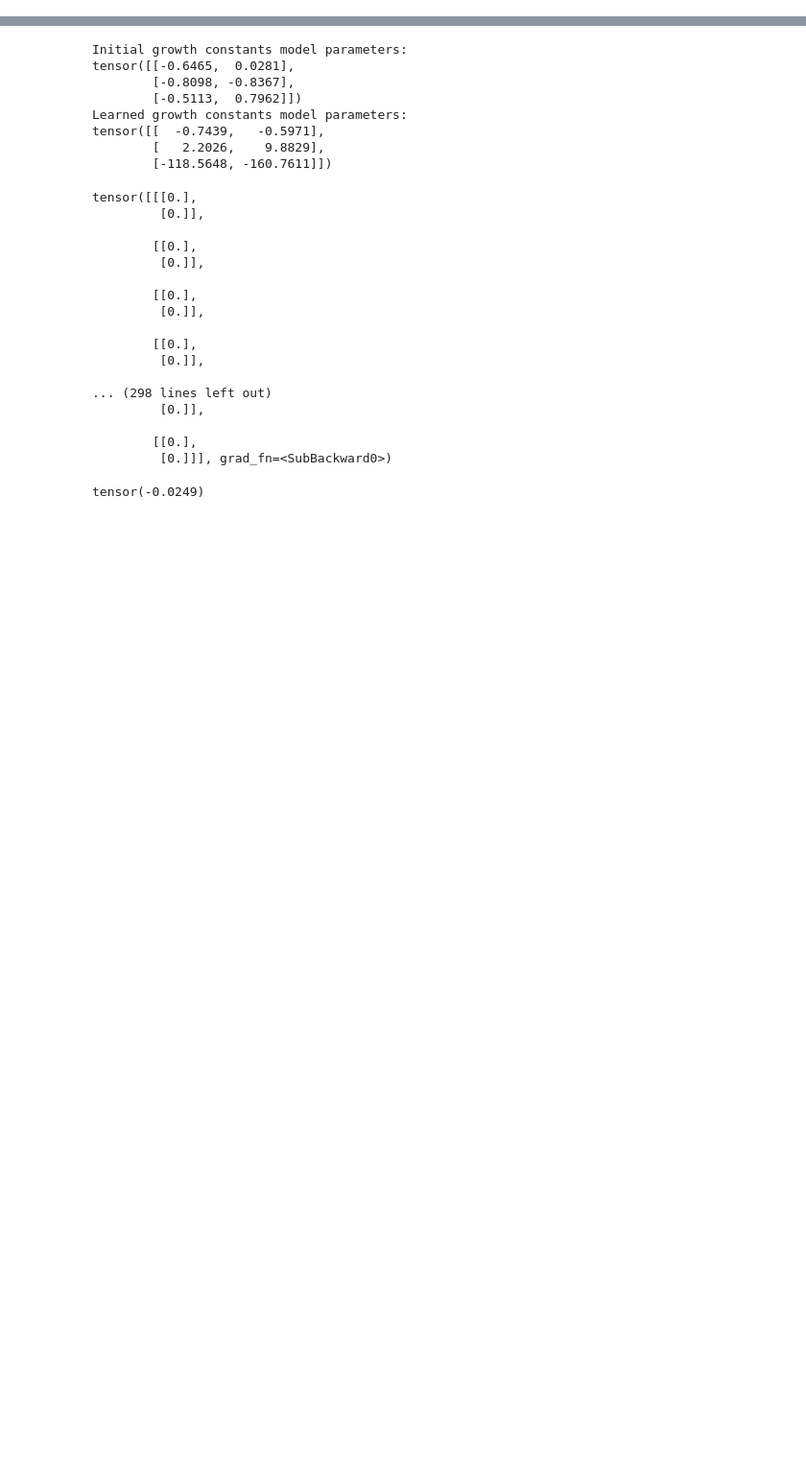
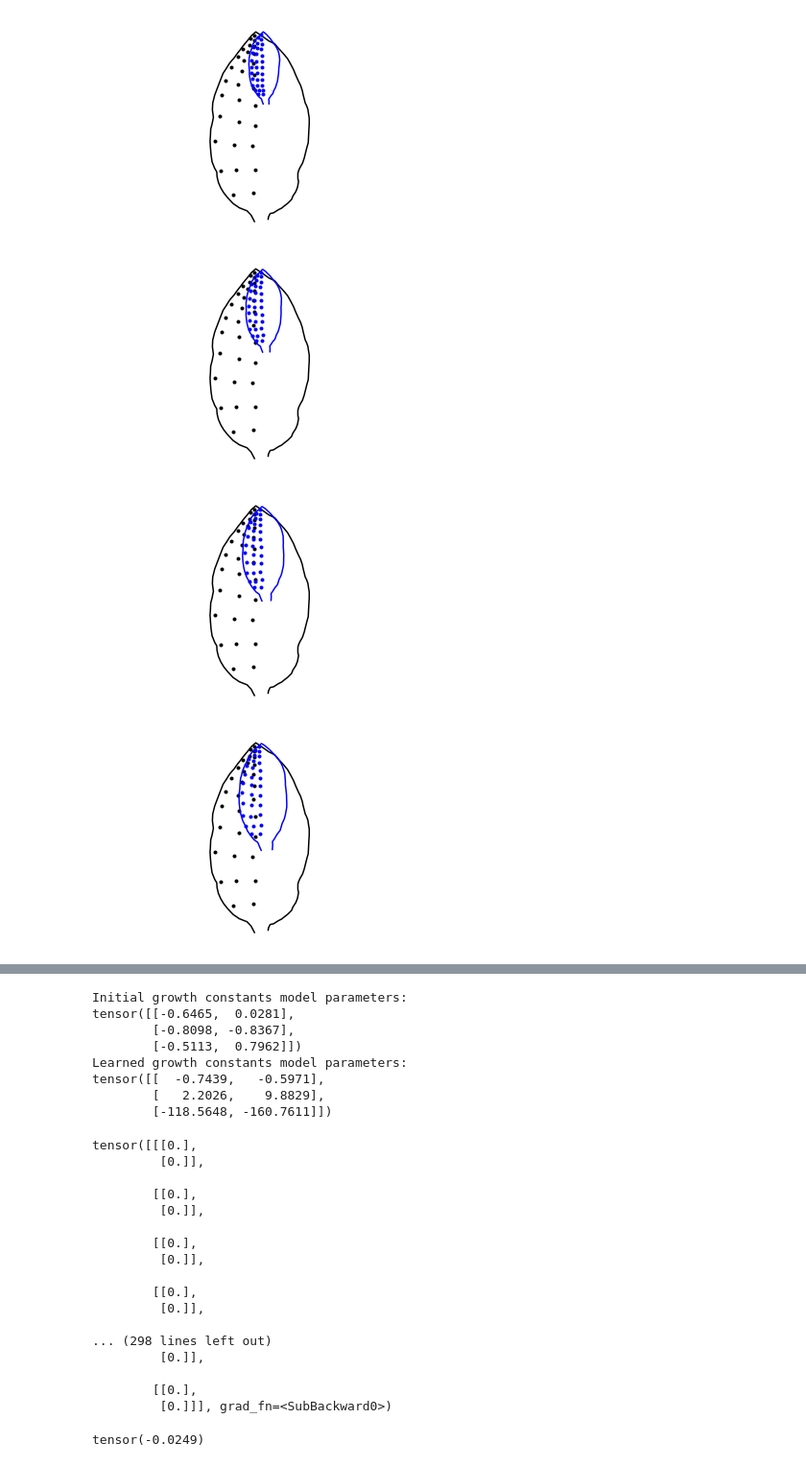
Before and after one commit to bgris/implicitmodules, a Jupyter notebook: script/torch/Basipetal_learning.ipynb, the cells around one changed output, grey strips where cells are left out. Shown at 96% size. Saved outputs shown, nothing was run; the diff lists cells and outputs as text; code cells hidden in the pictures; blank space fills up the shorter version.

```diff
--- a/script/torch/Basipetal_learning.ipynb
+++ b/script/torch/Basipetal_learning.ipynb
@@ -266,0 +320,24 @@ plt.show()
+# %%
+
+intermediate_states = intermediates['states']
+for i in range(11):
+    plt.figure()
+    deformed_source = intermediate_states[i][0].gd
+    deformed_sourcedots = intermediate_states[i][1].gd
+    deformed_growth = intermediate_states[i][3].gd[0]
+    deformed_growth_rot = intermediate_states[i][3].gd[1]
+
+    #plt.plot(dots_source[:, 0].numpy(), dots_source[:, 1].numpy(), '.', color='blue')
+    plt.plot(dots_target[:, 0].numpy(), dots_target[:, 1].numpy(), '.', color='black')
+    #plt.plot(shape_source[:, 0].numpy(), shape_source[:, 1].numpy(), '-b')
+    plt.plot(shape_target[:, 0].numpy(), shape_target[:, 1].numpy(), '-k')
+    plt.plot(deformed_source[:, 0], deformed_source[:, 1], '-b')
+    plt.plot(deformed_sourcedots[:, 0].numpy(), deformed_sourcedots[:, 1].numpy(), '.', color='blue')
+    plt.axis('equal')
+    plt.axis('off')
+    plt.savefig('/home/gris/ownCloud/presentations/figuresInria/leaf_defo_t_' + str(i) + '.pdf', format='pdf', bbox_inches = 'tight')
+# %% [output]
+[figure, added]
+[figure, added]
+[figure, added]
+[figure, added]
```
Also changed, not shown: parts of 38 cells of this notebook, 2 other files.
